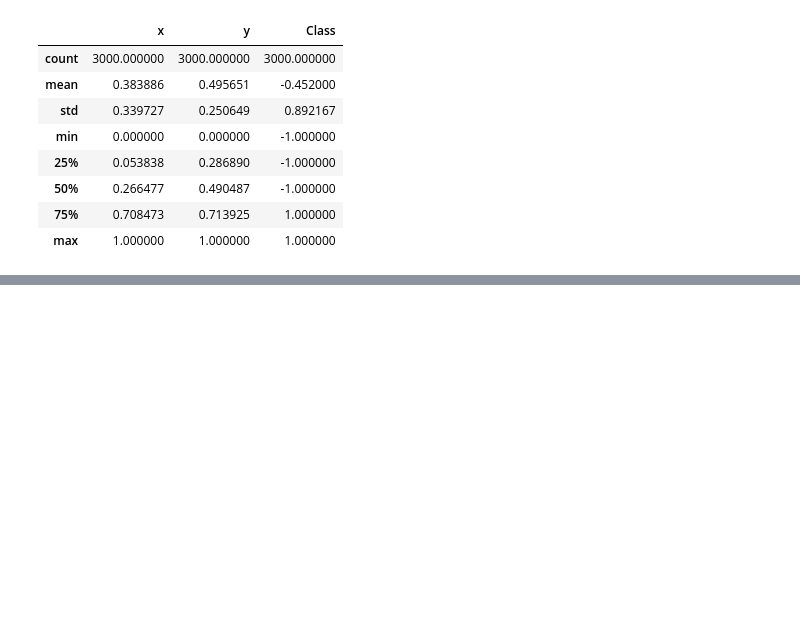
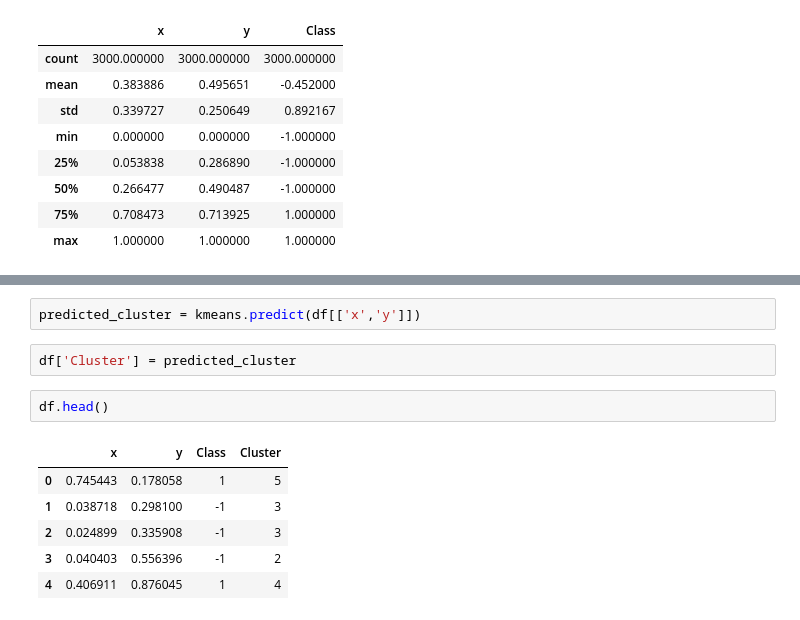
Before and after one commit to du-phan/AI_project, a Jupyter notebook: Kohonen_map.ipynb, the cells around one changed output, grey strips where cells are left out. Cells and saved outputs as stored; diff of their text form; blank space fills up the shorter version.

```diff
--- a/Kohonen_map.ipynb
+++ b/Kohonen_map.ipynb
@@ -203,0 +182,13 @@ plt.show()
+# %%
+predicted_cluster = kmeans.predict(df[['x','y']])
+# %%
+df['Cluster'] = predicted_cluster
+# %%
+df.head()
+# %% [output]
+|  | x | y | Class | Cluster |
+| 0 | 0.745443 | 0.178058 | 1 | 5 |
+| 1 | 0.038718 | 0.298100 | -1 | 3 |
+| 2 | 0.024899 | 0.335908 | -1 | 3 |
+| 3 | 0.040403 | 0.556396 | -1 | 2 |
+| 4 | 0.406911 | 0.876045 | 1 | 4 |
```
Also changed, not shown: parts of 13 cells of this notebook, 2 other files.
